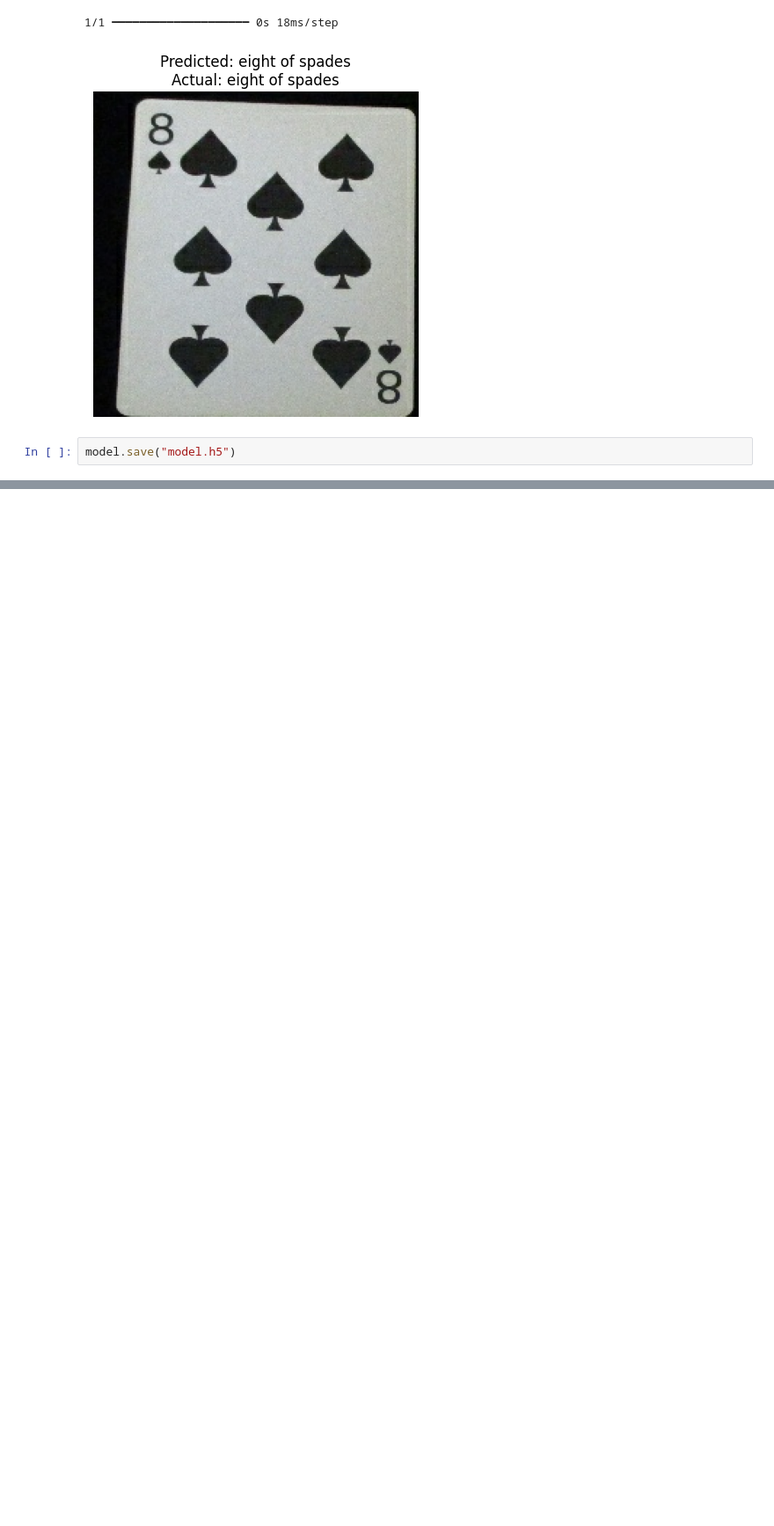
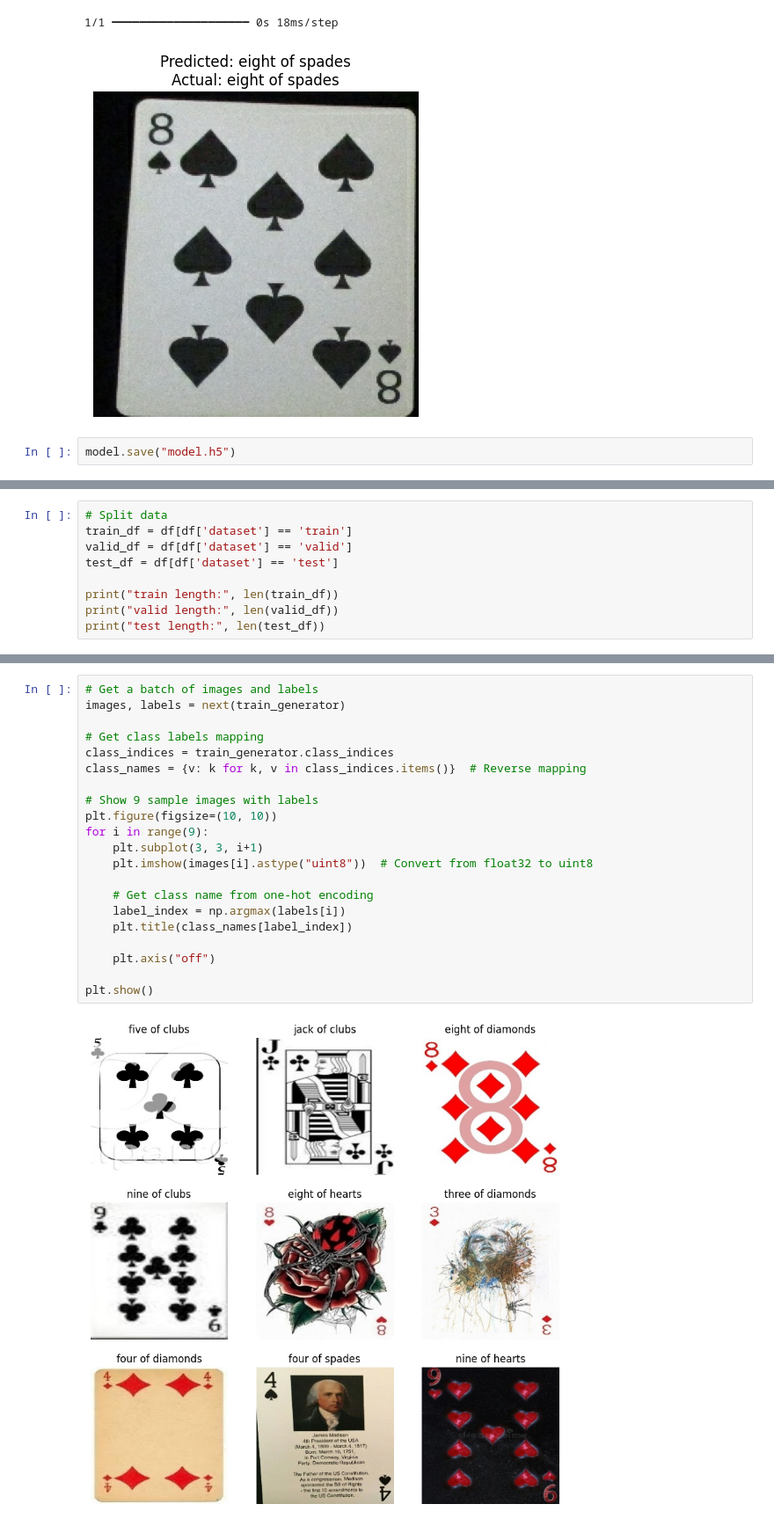
Before and after one commit to kcv-if/kcvanguard-workshop-2025, a Jupyter notebook: day-3/train/kcvanguard-day-3.ipynb, the cells around one changed output, grey strips where cells are left out. Shown at 88% size. Saved outputs shown, nothing was run; the diff lists cells and outputs as text; blank space fills up the shorter version.

```diff
--- a/day-3/train/kcvanguard-day-3.ipynb
+++ b/day-3/train/kcvanguard-day-3.ipynb
@@ -303,0 +315,9 @@ model.save("model.h5")
+# %%
+# Split data
+train_df = df[df['dataset'] == 'train']
+valid_df = df[df['dataset'] == 'valid']
+test_df = df[df['dataset'] == 'test']
+
+print("train length:", len(train_df))
+print("valid length:", len(valid_df))
+print("test length:", len(test_df))
@@ -303,0 +376,23 @@ model.save("model.h5")
+# %%
+# Get a batch of images and labels
+images, labels = next(train_generator)
+
+# Get class labels mapping
+class_indices = train_generator.class_indices
+class_names = {v: k for k, v in class_indices.items()}  # Reverse mapping
+
+# Show 9 sample images with labels
+plt.figure(figsize=(10, 10))
+for i in range(9):
+    plt.subplot(3, 3, i+1)
+    plt.imshow(images[i].astype("uint8"))  # Convert from float32 to uint8
+
+    # Get class name from one-hot encoding
+    label_index = np.argmax(labels[i])
+    plt.title(class_names[label_index])
+
+    plt.axis("off")
+
+plt.show()
+# %% [output]
+[figure, added]
```
Also changed, not shown: parts of 13 cells of this notebook, 2 other files.
